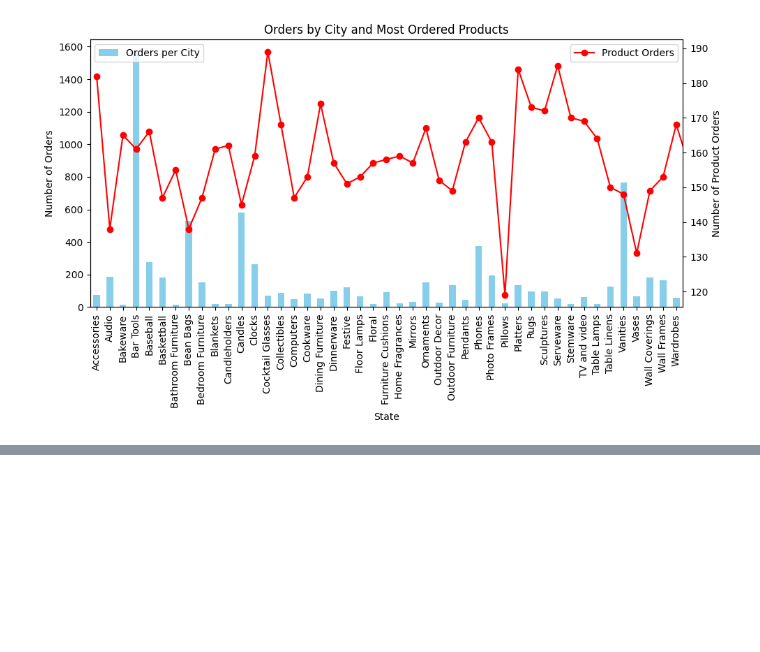
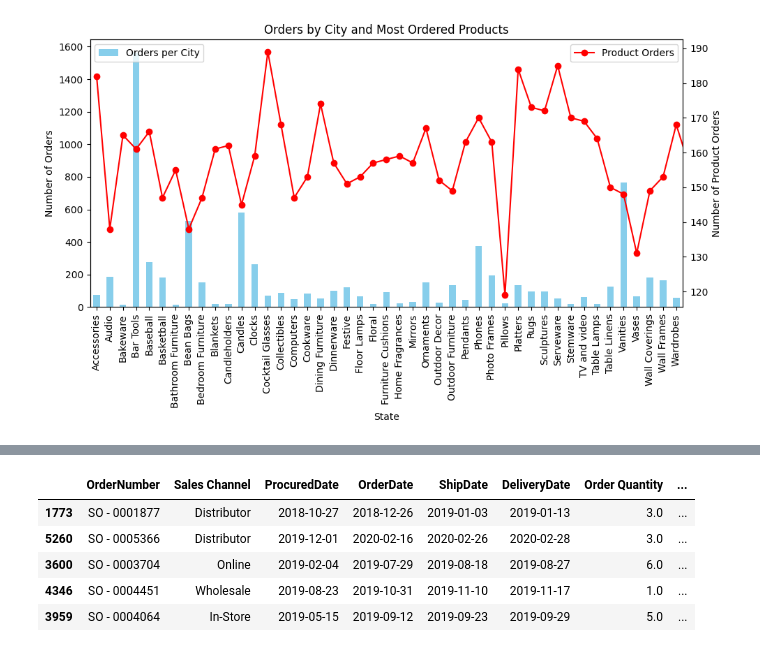
Before and after one commit to NSinha025/ZDS-Mock-Project, a Jupyter notebook: Sales_Order_Sheet_X_Store_Locations_Sheet.ipynb, the cells around one changed output, grey strips where cells are left out. Saved outputs shown, nothing was run; the diff lists cells and outputs as text; code cells hidden in the pictures; blank space fills up the shorter version.

```diff
--- a/Sales_Order_Sheet_X_Store_Locations_Sheet.ipynb
+++ b/Sales_Order_Sheet_X_Store_Locations_Sheet.ipynb
@@ -371,0 +401,9 @@ plt.show()
+# %%
+loc_en_dataset6.sort_values(by="Unit Price",  ascending=False).head(5)
+# %% [output]
+|  | OrderNumber | Sales Channel | ProcuredDate | OrderDate | ShipDate | DeliveryDate | Order Quantity | ... |
+| 1773 | SO - 0001877 | Distributor | 2018-10-27 | 2018-12-26 | 2019-01-03 | 2019-01-13 | 3.0 | ... |
+| 5260 | SO - 0005366 | Distributor | 2019-12-01 | 2020-02-16 | 2020-02-26 | 2020-02-28 | 3.0 | ... |
+| 3600 | SO - 0003704 | Online | 2019-02-04 | 2019-07-29 | 2019-08-18 | 2019-08-27 | 6.0 | ... |
+| 4346 | SO - 0004451 | Wholesale | 2019-08-23 | 2019-10-31 | 2019-11-10 | 2019-11-17 | 1.0 | ... |
+| 3959 | SO - 0004064 | In-Store | 2019-05-15 | 2019-09-12 | 2019-09-23 | 2019-09-29 | 5.0 | ... |
```
Also changed, not shown: parts of 5 cells of this notebook.
